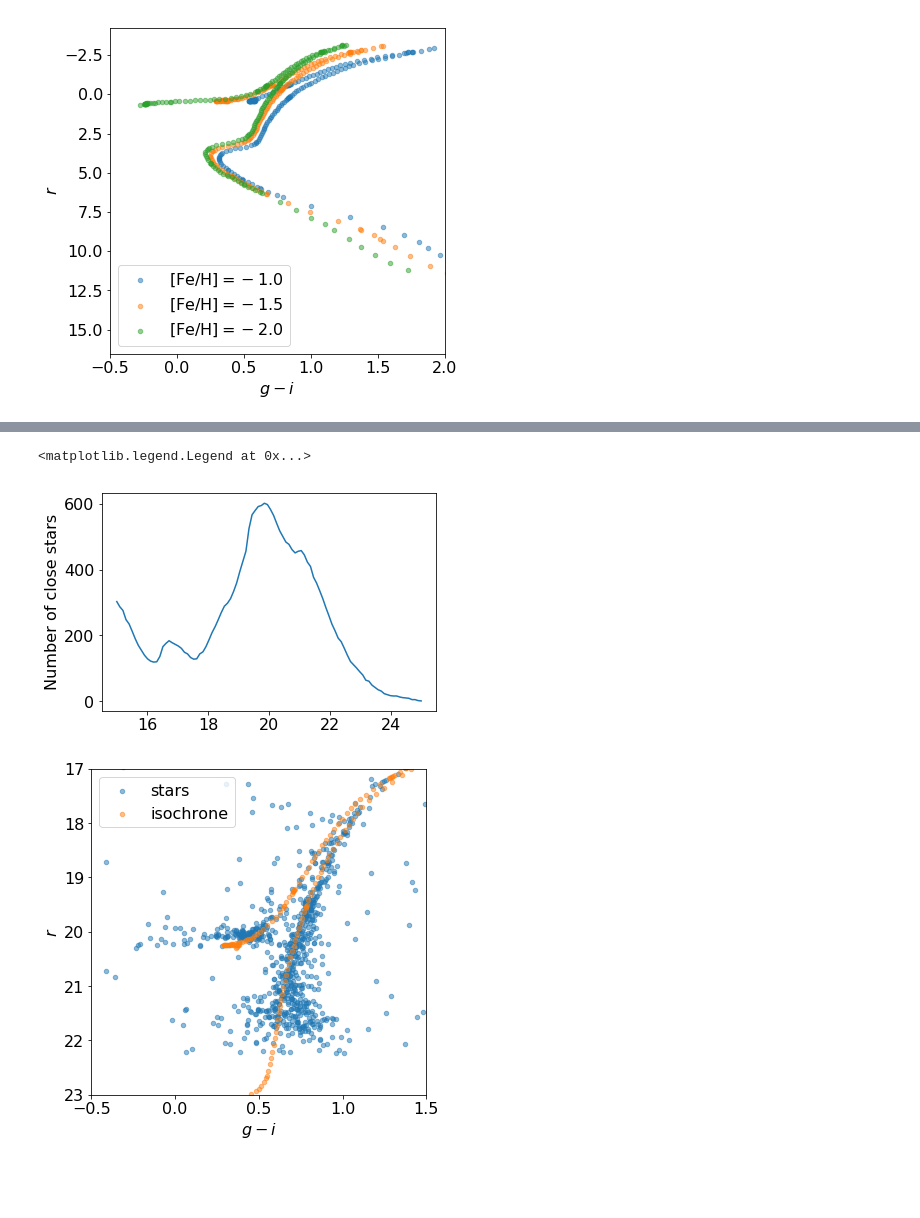
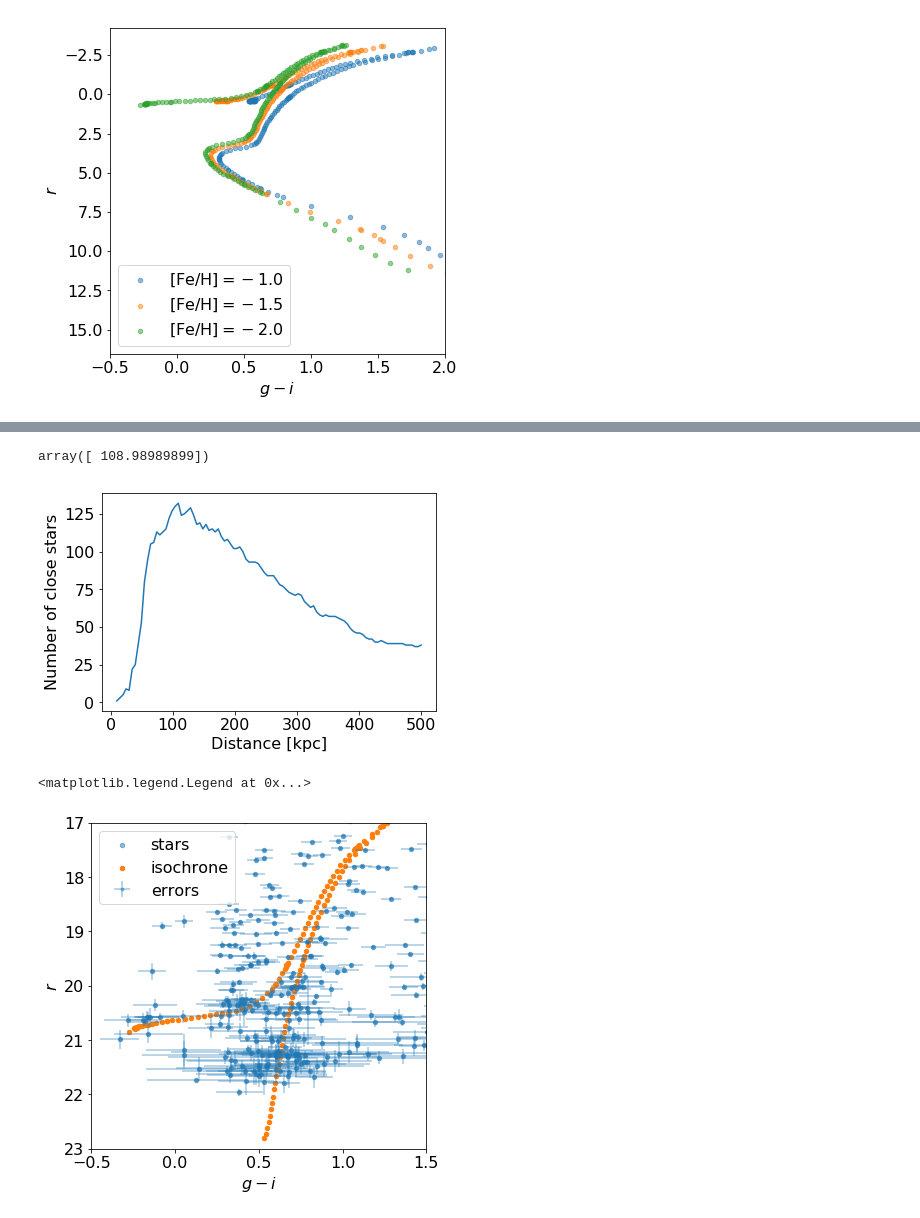
Before and after one commit to ddefelip/galfahi, a Jupyter notebook: Isochrone Fitting.ipynb, the cells around one changed output, grey strips where cells are left out. Drawn from its saved outputs; the diff is of its cells as text; code cells hidden in the pictures; blank space fills up the shorter version.

Commit message:
working on how to define being close to isochrones

```diff
--- a/Isochrone Fitting.ipynb
+++ b/Isochrone Fitting.ipynb
@@ -44,8 +44,8 @@ pl.legend(loc='lower left')
 # %%
 # VOTable
 url_templ = 'http://gsss.stsci.edu/webservices/vo/CatalogSearch.aspx?CAT=PS1V3OBJECTS&RA={ra}&DEC={dec}&SR={rad}'
-search_radius = 5/60. # degrees
-gal = SkyCoord.from_name('Draco dSph')
+search_radius = 15/60. # degrees
+gal = SkyCoord.from_name('Ursa Major dSph')
 ra = gal.ra.deg
 dec = gal.dec.deg
 url = url_templ.format(ra=ra,dec=dec,rad=search_radius)
@@ -55,37 +66,54 @@ Downloading http://gsss.stsci.edu/webservices/vo/CatalogSearch.aspx?CAT=PS1V3OBJ
+# %%
+# separate stars, only use ones with defined magnitudes and magstds (!= -999)
+star_tab = tab[tab['iMeanPSFMag']-tab['iMeanKronMag'] < 0.05]
+star_tab = star_tab[(star_tab['gMeanPSFMag'] != -999)*(star_tab['iMeanPSFMag'] != -999)*(star_tab['rMeanPSFMag'] != -999)]
+star_tab = star_tab[(star_tab['gMeanPSFMagStd'] != -999)*(star_tab['iMeanPSFMagStd'] != -999)*(star_tab['rMeanPSFMagStd'] != -999)]
+
+# define RGB (3) and AGB (7) and HB (4) stars in isochrone
+isoc1 = isoc1[(isoc1['stage']==3)+(isoc1['stage']==7)+(isoc1['stage']==4)]
+isoc15 = isoc15[(isoc15['stage']==3)+(isoc15['stage']==7)+(isoc15['stage']==4)]
+isoc2 = isoc2[(isoc2['stage']==3)+(isoc2['stage']==7)+(isoc2['stage']==4)]
+
+# define distance moduli
+distance = 1000*np.linspace(10,500,100)
+distmod = 5*np.log10(distance/10)
 # %%
 # Find best-fit isochrone
-star_tab = tab[tab['iMeanPSFMag']-tab['iMeanKronMag'] < 0.05]
-star_tab = star_tab[(star_tab['gMeanPSFMag'] != -999)*(star_tab['iMeanPSFMag'] != -999)]
-
-distance = np.linspace(15,25,100)
 numclosestars = np.zeros(distance.size)
-
 for j in range(distance.size):
     for i in range(star_tab['rMeanPSFMag'].size):
         point = np.array([star_tab['gMeanPSFMag'][i]-star_tab['iMeanPSFMag'][i],
                           star_tab['rMeanPSFMag'][i]]).reshape(-1,1)
-        iso = np.array([isoc15['g']-isoc15['i'],isoc15['r']+distance[j]])
-        if np.any( (np.abs(point[1]-iso[1]) < 0.3)*(np.abs(point[0]-iso[0]) < 0.1) ):
+        iso = np.array([isoc2['g']-isoc2['i'],isoc2['r']+distmod[j]])
+        if np.any( (np.abs(point[1]-iso[1]) < star_tab['rMeanPSFMagStd'][i])*\
+                   (np.abs(point[0]-iso[0]) < np.sqrt(star_tab['gMeanPSFMagStd'][i]**2+star_tab['iMeanPSFMagStd'][i]**2)) ):
             numclosestars[j] += 1
 
-pl.plot(distance,numclosestars)
+pl.plot(distance/1000,numclosestars)
+pl.xlabel('Distance [kpc]')
 pl.ylabel('Number of close stars')
 bestdist = distance[numclosestars==numclosestars.max()]
-
-# Galaxy CMD with best-fit isochrone
-f = pl.figure(figsize=(6,6))
-pl.scatter(star_tab['gMeanPSFMag']-star_tab['iMeanPSFMag'],star_tab['rMeanPSFMag'],
-           s=20,alpha=0.5,label='stars')
-pl.xlim(-0.5,1.5)
-pl.ylim(17,23)
-pl.xlabel(r'$g-i$')
-pl.ylabel(r'$r$')
-pl.gca().invert_yaxis()
-
-pl.scatter(isoc15['g']-isoc15['i'],isoc15['r']+bestdist[0],
-           s=20,alpha=0.5,label=r'isochrone')
-pl.legend()
+bestdist/1000
 # %% [output]
-<matplotlib.legend.Legend at 0x...>
+array([ 108.98989899])
-[figure, old version]
+[figure, new version]
-[figure, removed]
+# %%
+# Galaxy CMD with best-fit isochrone
+f = pl.figure(figsize=(6,6))
+pl.scatter(star_tab['gMeanPSFMag']-star_tab['iMeanPSFMag'],star_tab['rMeanPSFMag'],
+           s=20,alpha=0.5,label='stars')
+pl.xlim(-0.5,1.5)
+pl.ylim(17,23)
+pl.xlabel(r'$g-i$')
+pl.ylabel(r'$r$')
+pl.gca().invert_yaxis()
+
+pl.scatter(isoc2['g']-isoc2['i'],isoc2['r']+5*np.log10(bestdist[0]/10),
+           s=20,alpha=1,label=r'isochrone')
+pl.errorbar(star_tab['gMeanPSFMag']-star_tab['iMeanPSFMag'],star_tab['rMeanPSFMag'],
+            xerr=np.sqrt(star_tab['gMeanPSFMagStd']**2+star_tab['iMeanPSFMagStd'][i]**2),
+            yerr=star_tab['rMeanPSFMagStd'],alpha=0.4,fmt='.',label='errors')
+pl.legend()
+# %% [output]
+<matplotlib.legend.Legend at 0x...>
+[figure, added]
```
Also changed, not shown: parts of 3 cells of this notebook.
